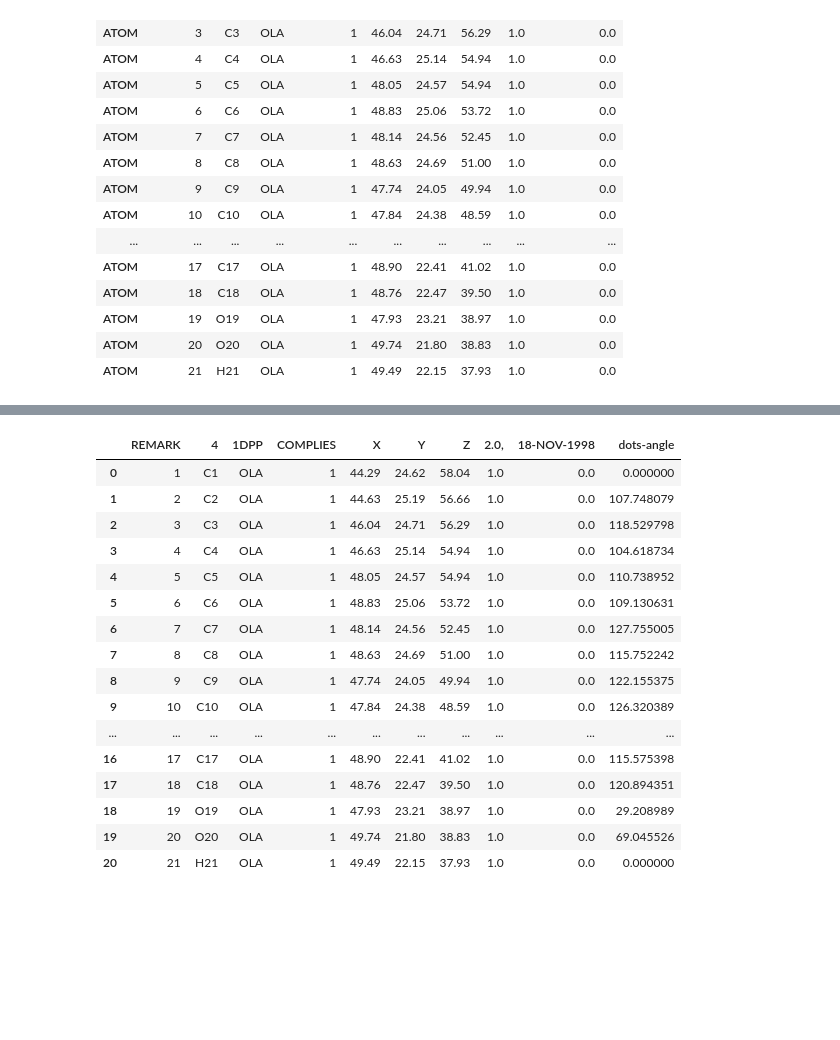
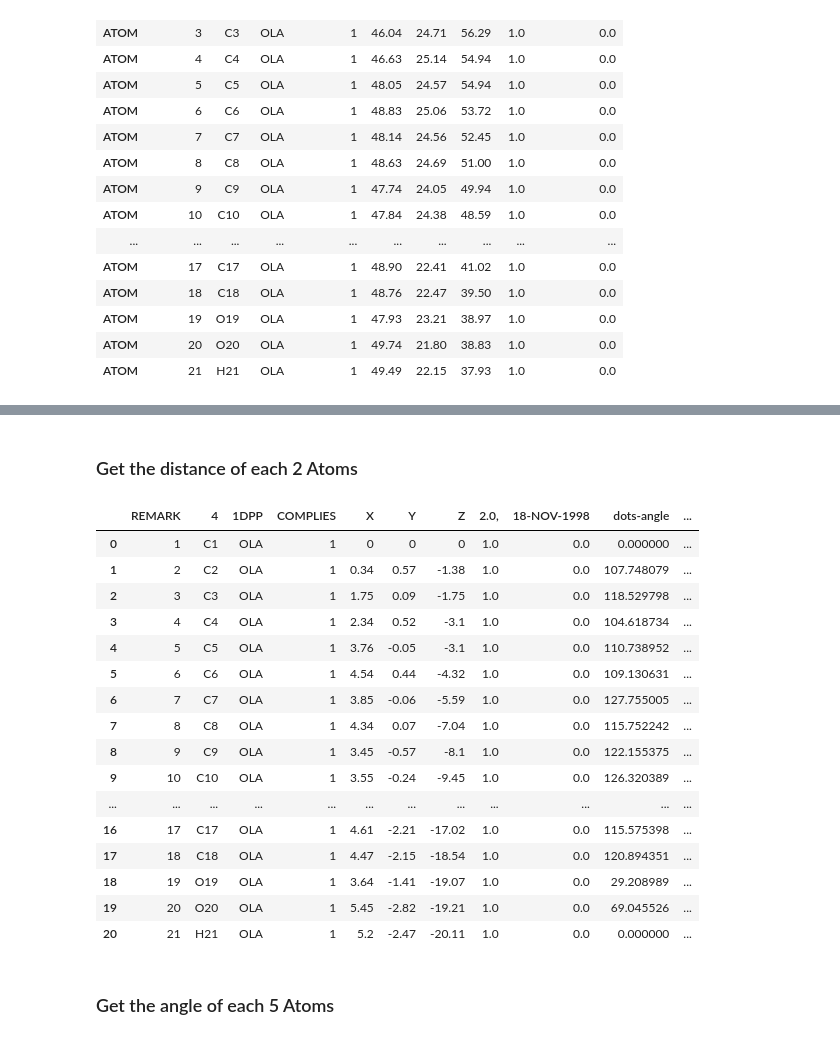
Before and after one commit to fengchenLBL/protein-dynamics-ai, a Jupyter notebook: inputs.ipynb, the cells around one changed output, grey strips where cells are left out. Drawn from its saved outputs; the diff is of its cells as text; code cells hidden in the pictures; blank space fills up the shorter version.

Commit message:
3-atom angle, 5-atom angle, 2-atom distance

```diff
--- a/inputs.ipynb
+++ b/inputs.ipynb
@@ -4,5 +10,7 @@ import pandas as pd
+# %%
+PATH = 'test01.pdb'
 # %%
-data = pd.read_csv('test01.pdb',sep='\s+')
+data = pd.read_csv(PATH,sep='\s+')
 
 data.columns = ['REMARK','4','1DPP','COMPLIES','X','Y','Z','2.0,','18-NOV-1998']
 display(data)
@@ -42,0 +78,3 @@ get_angle(a, b, c)
+# %%
+data[['X','Y','Z']] = data[['X','Y','Z']] - data.loc[0, ['X','Y','Z']]
+display(data)
@@ -43,33 +99,37 @@ get_angle(a, b, c)
+# %% [markdown]
+### Get the distance of each 2 Atoms
 # %%
-def dots_angle(data):
+def dots_distance(data):
     data.index = range(len(data))
-    angles = [0]
-    for k in range(len(data)-2):
-        a = data.loc[k, ['X', 'Y', 'Z']]
-        b = data.loc[k+1, ['X', 'Y', 'Z']]
-        c = data.loc[k+2, ['X', 'Y', 'Z']]
-        angles.append(get_angle(a, b, c))
-    angles.append(0)
-    return(angles)
+    distances = []
+    for k in range(len(data)-1):
+        p1 = data.loc[k, ['X', 'Y', 'Z']]
+        p2 = data.loc[k+1, ['X', 'Y', 'Z']]
+        squared_dist = np.sum((p1-p2)**2, axis=0)
+        dist = np.sqrt(squared_dist)
+        distances.append(dist)
+    distances.append(0)
+    return(distances)
 # %%
-data['dots-angle'] = dots_angle(data)
+data['dots-distance'] = dots_distance(data)
+display(data)
+# %% [output]
+|  | REMARK | 4 | 1DPP | COMPLIES | X | Y | Z | 2.0, | 18-NOV-1998 | dots-angle | ... |
+| 0 | 1 | C1 | OLA | 1 | 0 | 0 | 0 | 1.0 | 0.0 | 0.000000 | ... |
+| 1 | 2 | C2 | OLA | 1 | 0.34 | 0.57 | -1.38 | 1.0 | 0.0 | 107.748079 | ... |
+| 2 | 3 | C3 | OLA | 1 | 1.75 | 0.09 | -1.75 | 1.0 | 0.0 | 118.529798 | ... |
+| 3 | 4 | C4 | OLA | 1 | 2.34 | 0.52 | -3.1 | 1.0 | 0.0 | 104.618734 | ... |
+| 4 | 5 | C5 | OLA | 1 | 3.76 | -0.05 | -3.1 | 1.0 | 0.0 | 110.738952 | ... |
+| 5 | 6 | C6 | OLA | 1 | 4.54 | 0.44 | -4.32 | 1.0 | 0.0 | 109.130631 | ... |
+| 6 | 7 | C7 | OLA | 1 | 3.85 | -0.06 | -5.59 | 1.0 | 0.0 | 127.755005 | ... |
+| 7 | 8 | C8 | OLA | 1 | 4.34 | 0.07 | -7.04 | 1.0 | 0.0 | 115.752242 | ... |
+| 8 | 9 | C9 | OLA | 1 | 3.45 | -0.57 | -8.1 | 1.0 | 0.0 | 122.155375 | ... |
+| 9 | 10 | C10 | OLA | 1 | 3.55 | -0.24 | -9.45 | 1.0 | 0.0 | 126.320389 | ... |
+| ... | ... | ... | ... | ... | ... | ... | ... | ... | ... | ... | ... |
+| 16 | 17 | C17 | OLA | 1 | 4.61 | -2.21 | -17.02 | 1.0 | 0.0 | 115.575398 | ... |
+| 17 | 18 | C18 | OLA | 1 | 4.47 | -2.15 | -18.54 | 1.0 | 0.0 | 120.894351 | ... |
+| 18 | 19 | O19 | OLA | 1 | 3.64 | -1.41 | -19.07 | 1.0 | 0.0 | 29.208989 | ... |
+| 19 | 20 | O20 | OLA | 1 | 5.45 | -2.82 | -19.21 | 1.0 | 0.0 | 69.045526 | ... |
+| 20 | 21 | H21 | OLA | 1 | 5.2 | -2.47 | -20.11 | 1.0 | 0.0 | 0.000000 | ... |
-# %%
-display(data)
-# %% [output]
-|  | REMARK | 4 | 1DPP | COMPLIES | X | Y | Z | 2.0, | 18-NOV-1998 | dots-angle |
-| 0 | 1 | C1 | OLA | 1 | 44.29 | 24.62 | 58.04 | 1.0 | 0.0 | 0.000000 |
-| 1 | 2 | C2 | OLA | 1 | 44.63 | 25.19 | 56.66 | 1.0 | 0.0 | 107.748079 |
-| 2 | 3 | C3 | OLA | 1 | 46.04 | 24.71 | 56.29 | 1.0 | 0.0 | 118.529798 |
-| 3 | 4 | C4 | OLA | 1 | 46.63 | 25.14 | 54.94 | 1.0 | 0.0 | 104.618734 |
-| 4 | 5 | C5 | OLA | 1 | 48.05 | 24.57 | 54.94 | 1.0 | 0.0 | 110.738952 |
-| 5 | 6 | C6 | OLA | 1 | 48.83 | 25.06 | 53.72 | 1.0 | 0.0 | 109.130631 |
-| 6 | 7 | C7 | OLA | 1 | 48.14 | 24.56 | 52.45 | 1.0 | 0.0 | 127.755005 |
-| 7 | 8 | C8 | OLA | 1 | 48.63 | 24.69 | 51.00 | 1.0 | 0.0 | 115.752242 |
-| 8 | 9 | C9 | OLA | 1 | 47.74 | 24.05 | 49.94 | 1.0 | 0.0 | 122.155375 |
-| 9 | 10 | C10 | OLA | 1 | 47.84 | 24.38 | 48.59 | 1.0 | 0.0 | 126.320389 |
-| ... | ... | ... | ... | ... | ... | ... | ... | ... | ... | ... |
-| 16 | 17 | C17 | OLA | 1 | 48.90 | 22.41 | 41.02 | 1.0 | 0.0 | 115.575398 |
-| 17 | 18 | C18 | OLA | 1 | 48.76 | 22.47 | 39.50 | 1.0 | 0.0 | 120.894351 |
-| 18 | 19 | O19 | OLA | 1 | 47.93 | 23.21 | 38.97 | 1.0 | 0.0 | 29.208989 |
-| 19 | 20 | O20 | OLA | 1 | 49.74 | 21.80 | 38.83 | 1.0 | 0.0 | 69.045526 |
-| 20 | 21 | H21 | OLA | 1 | 49.49 | 22.15 | 37.93 | 1.0 | 0.0 | 0.000000 |
+# %% [markdown]
+### Get the angle of each 5 Atoms
```
Also changed, not shown: parts of 11 cells of this notebook.
